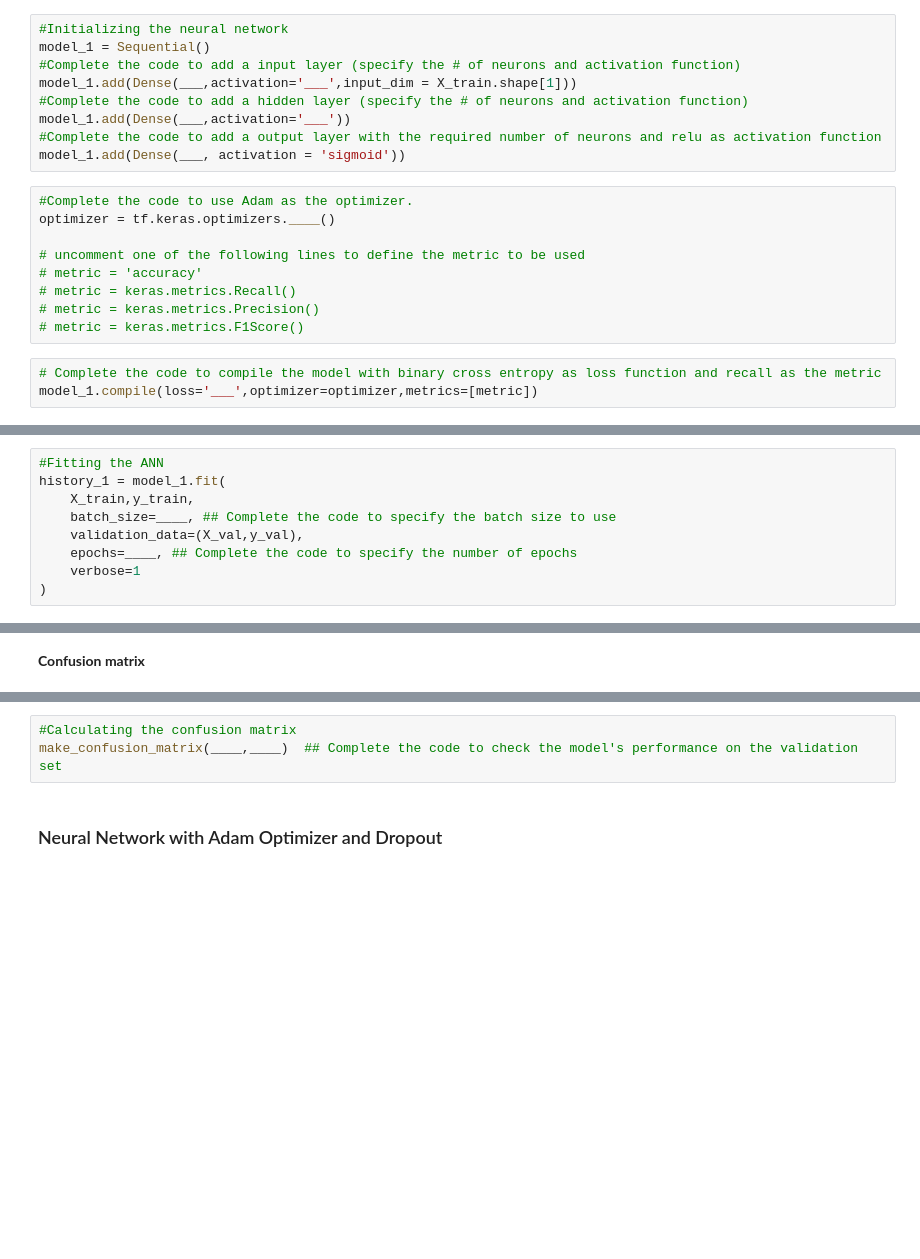
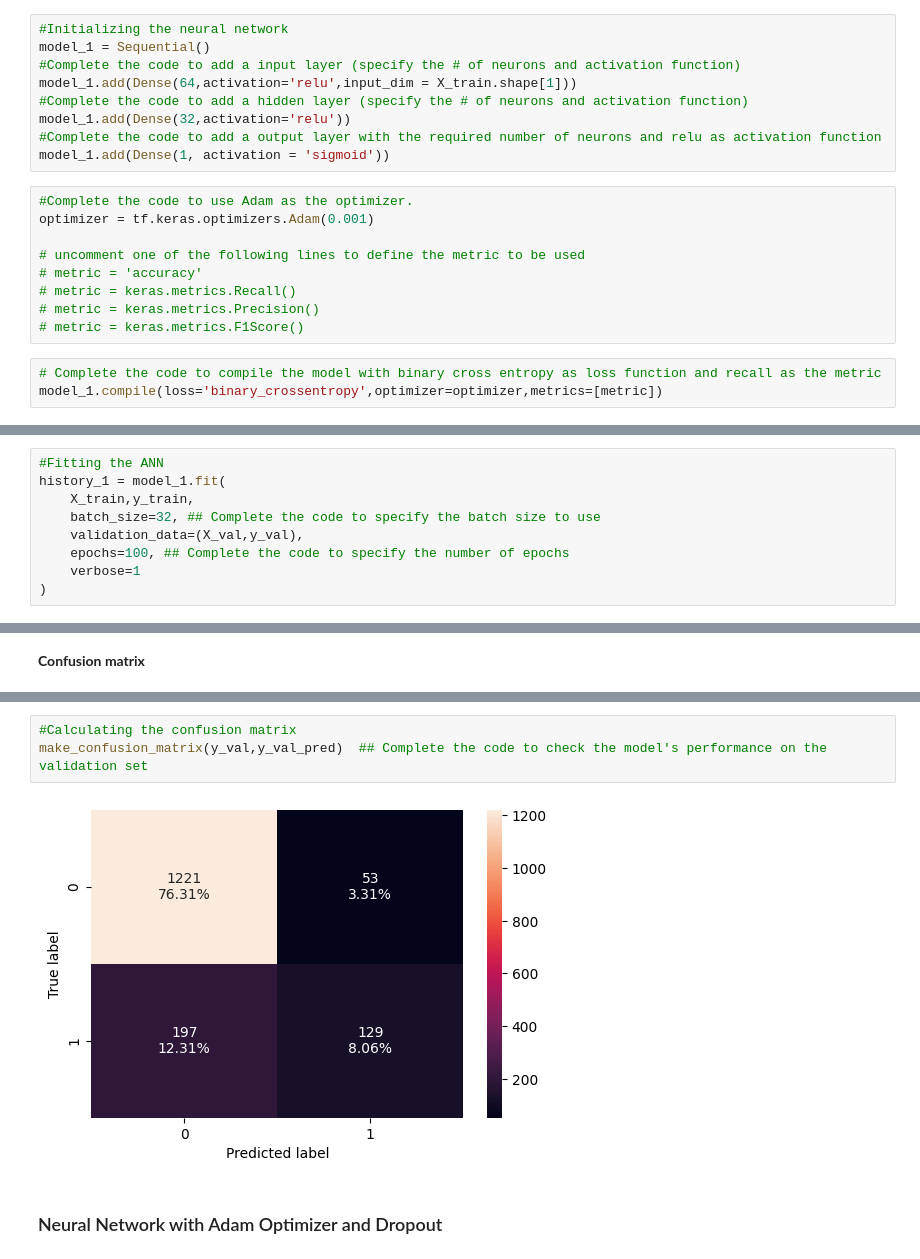
Before and after one commit to specllc/INN_Bankchurn, a Jupyter notebook: INN_Learner_Notebook_Low_code.ipynb, the cells around one changed output, grey strips where cells are left out. Drawn from its saved outputs; the diff is of its cells as text; blank space fills up the shorter version.

```diff
--- a/INN_Learner_Notebook_Low_code.ipynb
+++ b/INN_Learner_Notebook_Low_code.ipynb
@@ -742,14 +778,14 @@ tf.random.set_seed(2)
 #Initializing the neural network
 model_1 = Sequential()
 #Complete the code to add a input layer (specify the # of neurons and activation function)
-model_1.add(Dense(___,activation='___',input_dim = X_train.shape[1]))
+model_1.add(Dense(64,activation='relu',input_dim = X_train.shape[1]))
 #Complete the code to add a hidden layer (specify the # of neurons and activation function)
-model_1.add(Dense(___,activation='___'))
+model_1.add(Dense(32,activation='relu'))
 #Complete the code to add a output layer with the required number of neurons and relu as activation function
-model_1.add(Dense(___, activation = 'sigmoid'))
+model_1.add(Dense(1, activation = 'sigmoid'))
 # %%
 #Complete the code to use Adam as the optimizer.
-optimizer = tf.keras.optimizers.____()
+optimizer = tf.keras.optimizers.Adam(0.001)
 
 # uncomment one of the following lines to define the metric to be used
 # metric = 'accuracy'
@@ -758,6 +794,6 @@ optimizer = tf.keras.optimizers.____()
 # metric = keras.metrics.F1Score()
 # %%
 # Complete the code to compile the model with binary cross entropy as loss function and recall as the metric
-model_1.compile(loss='___',optimizer=optimizer,metrics=[metric])
+model_1.compile(loss='binary_crossentropy',optimizer=optimizer,metrics=[metric])
 # %%
 model_1.summary()
@@ -765,8 +815,8 @@ model_1.summary()
 #Fitting the ANN
 history_1 = model_1.fit(
     X_train,y_train,
-    batch_size=____, ## Complete the code to specify the batch size to use
+    batch_size=32, ## Complete the code to specify the batch size to use
     validation_data=(X_val,y_val),
-    epochs=____, ## Complete the code to specify the number of epochs
+    epochs=100, ## Complete the code to specify the number of epochs
     verbose=1
 )
@@ -825,6 +935,8 @@ make_confusion_matrix(y_train, y_train_pred)
 # %%
 #Calculating the confusion matrix
-make_confusion_matrix(____,____)  ## Complete the code to check the model's performance on the validation set
+make_confusion_matrix(y_val,y_val_pred)  ## Complete the code to check the model's performance on the validation set
+# %% [output]
+[figure, added]
 # %% [markdown]
 ### Neural Network with Adam Optimizer and Dropout
 # %%
```
Also changed, not shown: parts of 22 cells of this notebook.
